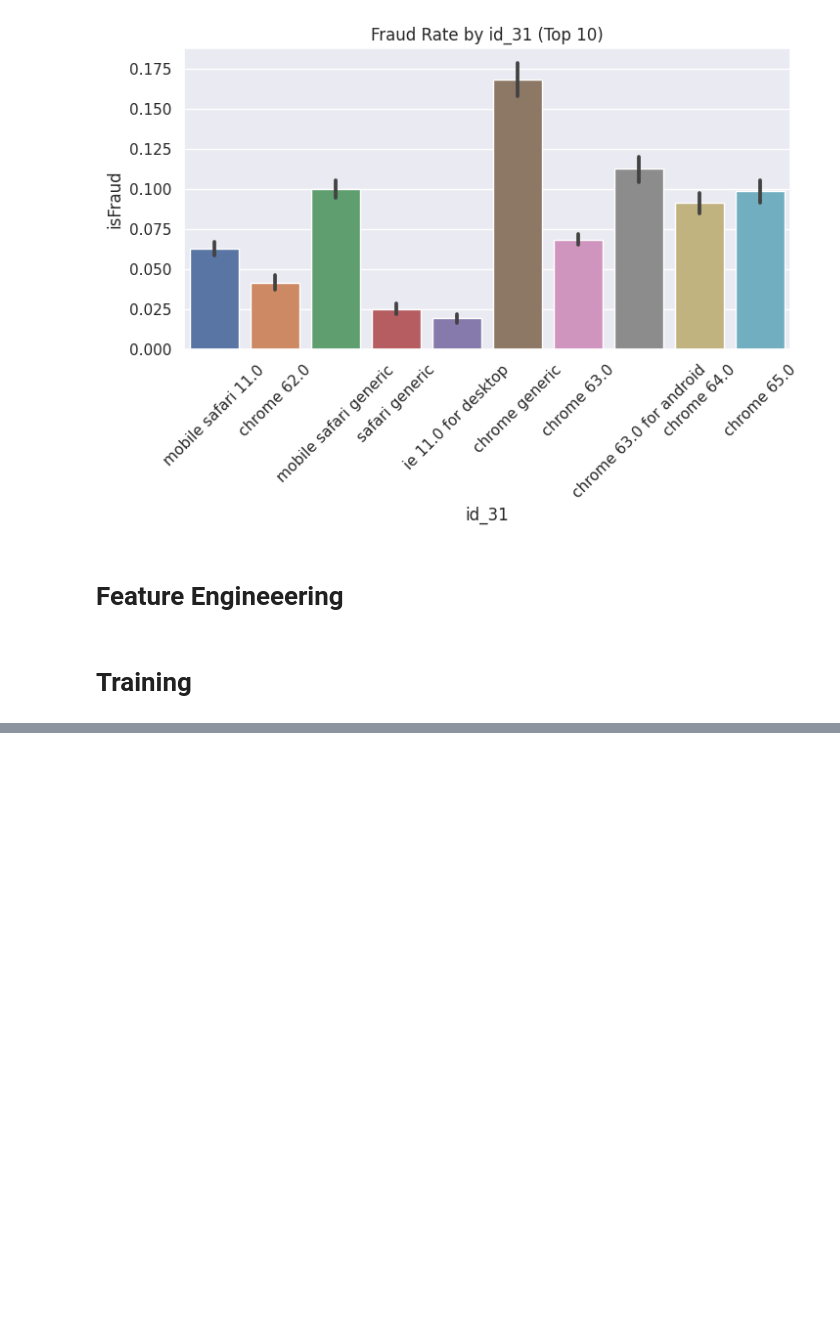
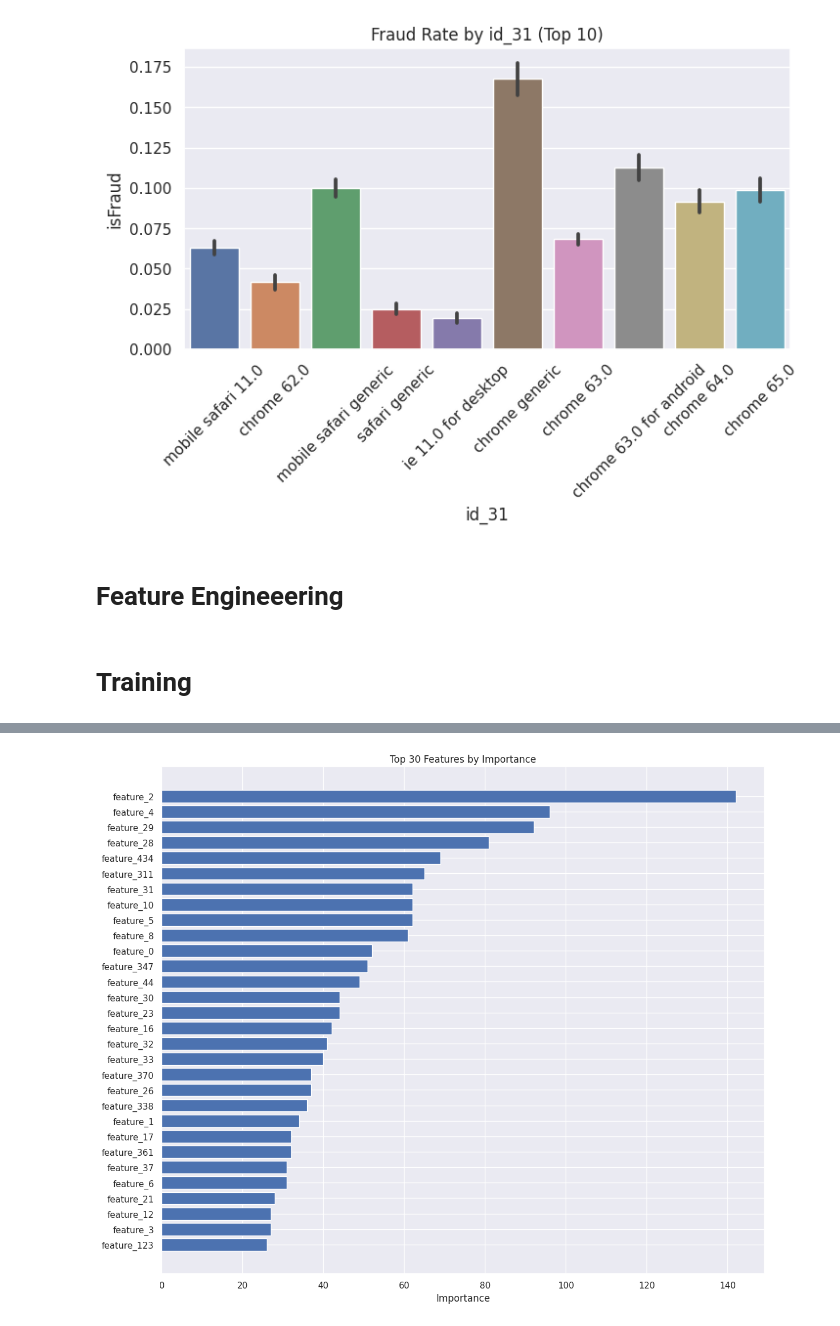
Before and after one commit to ekvirika/FraudDerection, a Jupyter notebook: model-experiment-lightgbm.ipynb, the cells around one changed output, grey strips where cells are left out. Saved outputs shown, nothing was run; the diff lists cells and outputs as text; code cells hidden in the pictures; blank space fills up the shorter version.

```diff
--- a/model-experiment-lightgbm.ipynb
+++ b/model-experiment-lightgbm.ipynb
@@ -317,0 +385,89 @@ with mlflow.start_run(run_name="lightgbm-baseline"):
+# %%
+    # Log all metrics
+    for metric_name, metric_value in metrics.items():
+        mlflow.log_metric(metric_name, metric_value)
+        logging.info(f"{metric_name}: {metric_value:.4f}")
+
+    # Feature importance visualization - Fixed approach
+    if hasattr(pipeline.named_steps['model'], 'feature_importances_'):
+        # Get feature importances from the model
+        importances = pipeline.named_steps['model'].feature_importances_
+
+        # If your FeatureEngineeringTransformer doesn't have get_feature_names_out,
+        # you need to implement a way to get feature names
+        try:
+            # Try to get feature names if method exists
+            feature_names = pipeline.named_steps['features'].get_feature_names_out()
+        except AttributeError:
+            # Fallback: Create generic feature names based on original features
+            # You should implement a get_feature_names method in your transformer
+            # or adapt this based on your transformer's behavior
+            if hasattr(pipeline.named_steps['features'], 'get_feature_names'):
+                feature_names = pipeline.named_steps['features'].get_feature_names()
+            else:
+                # Create generic feature names
+                feature_names = [f"feature_{i}" for i in range(len(importances))]
+
+        # Create and log feature importance data
+        feature_importance_data = list(zip(feature_names, importances))
+        feature_importance_df = pd.DataFrame(feature_importance_data,
+                                         columns=['Feature', 'Importance'])
+        feature_importance_df = feature_importance_df.sort_values(
+            by='Importance', ascending=False)
+
+        # Log top feature importances as parameters
+        for i, (feature, importance) in enumerate(
+            feature_importance_df.head(10).values):
+            mlflow.log_param(f"top_feature_{i+1}", f"{feature} ({importance:.4f})")
+
+        # Save feature importance to CSV
+        feature_importance_path = "feature_importance.csv"
+        feature_importance_df.to_csv(feature_importance_path, index=False)
+        mlflow.log_artifact(feature_importance_path)
+
+        # Plot top 30 features (or all if less than 30)
+        plt.figure(figsize=(12, 10))
+        top_n = min(30, len(feature_importance_df))
+        top_features = feature_importance_df.head(top_n)
+        plt.barh(top_features['Feature'], top_features['Importance'])
+        plt.gca().invert_yaxis()
+        plt.xlabel('Importance')
+        plt.title(f"Top {top_n} Features by Importance")
+        plt.tight_layout()
+
+        # Save and log the feature importance plot
+        feature_plot_path = "feature_importance.png"
+        plt.savefig(feature_plot_path)
+        mlflow.log_artifact(feature_plot_path)
+
+    # === Log the Model ===
+    mlflow.sklearn.log_model(
+        pipeline,
+        "model",
+        registered_model_name="LightGBM_Fraud_Detection"
+    )
+
+    # Save model artifacts locally as well
+    model_dir = "model_artifacts"
+    os.makedirs(model_dir, exist_ok=True)
+    joblib.dump(pipeline, f"{model_dir}/best_model.pkl")
+
+    # Log model metadata
+    model_metadata = {
+        "framework": "LightGBM",
+        "pipeline_steps": list(pipeline.named_steps.keys()),
+        "feature_count": X_train.shape[1],  # Original feature count
+        "training_date": datetime.now().strftime("%Y-%m-%d %H:%M:%S"),
+        "mlflow_run_id": run_id,
+        "description": "Fraud detection model using LightGBM"
+    }
+
+    with open(f"{model_dir}/model_metadata.json", "w") as f:
+        json.dump(model_metadata, f, indent=2)
+
+    mlflow.log_artifact(f"{model_dir}/model_metadata.json")
+
+    logging.info(f"Model successfully logged to MLflow with run ID: {run_id}")
+    logging.info(f"Model registered as 'LightGBM_Fraud_Detection'")
+    print(f"Training and evaluation completed. Model logged to MLflow with run ID: {run_id}")
+# %% [output]
@@ -317,0 +479 @@ with mlflow.start_run(run_name="lightgbm-baseline"):
+[figure, added]
```
Also changed, not shown: parts of 6 cells of this notebook, 10 other files.
